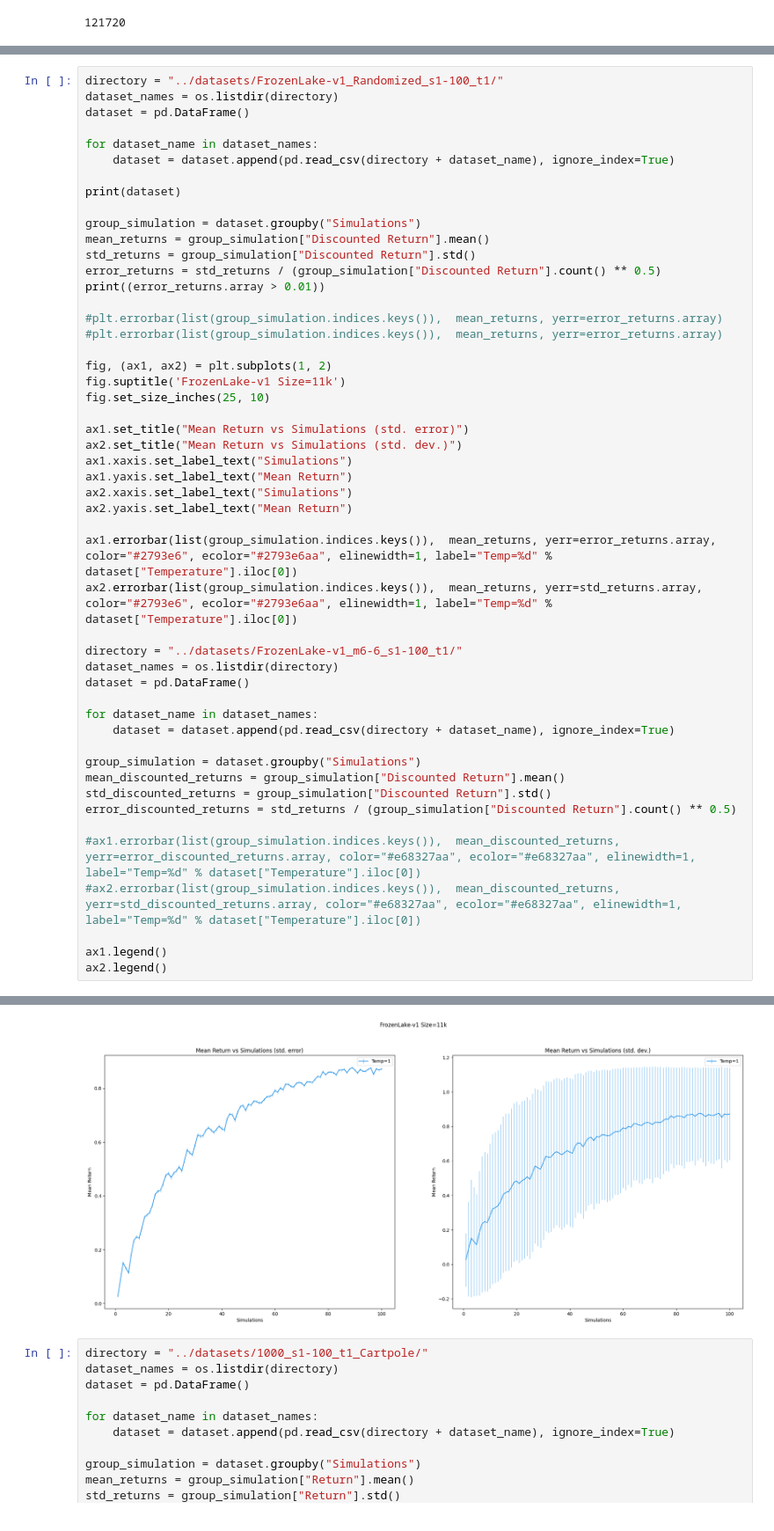
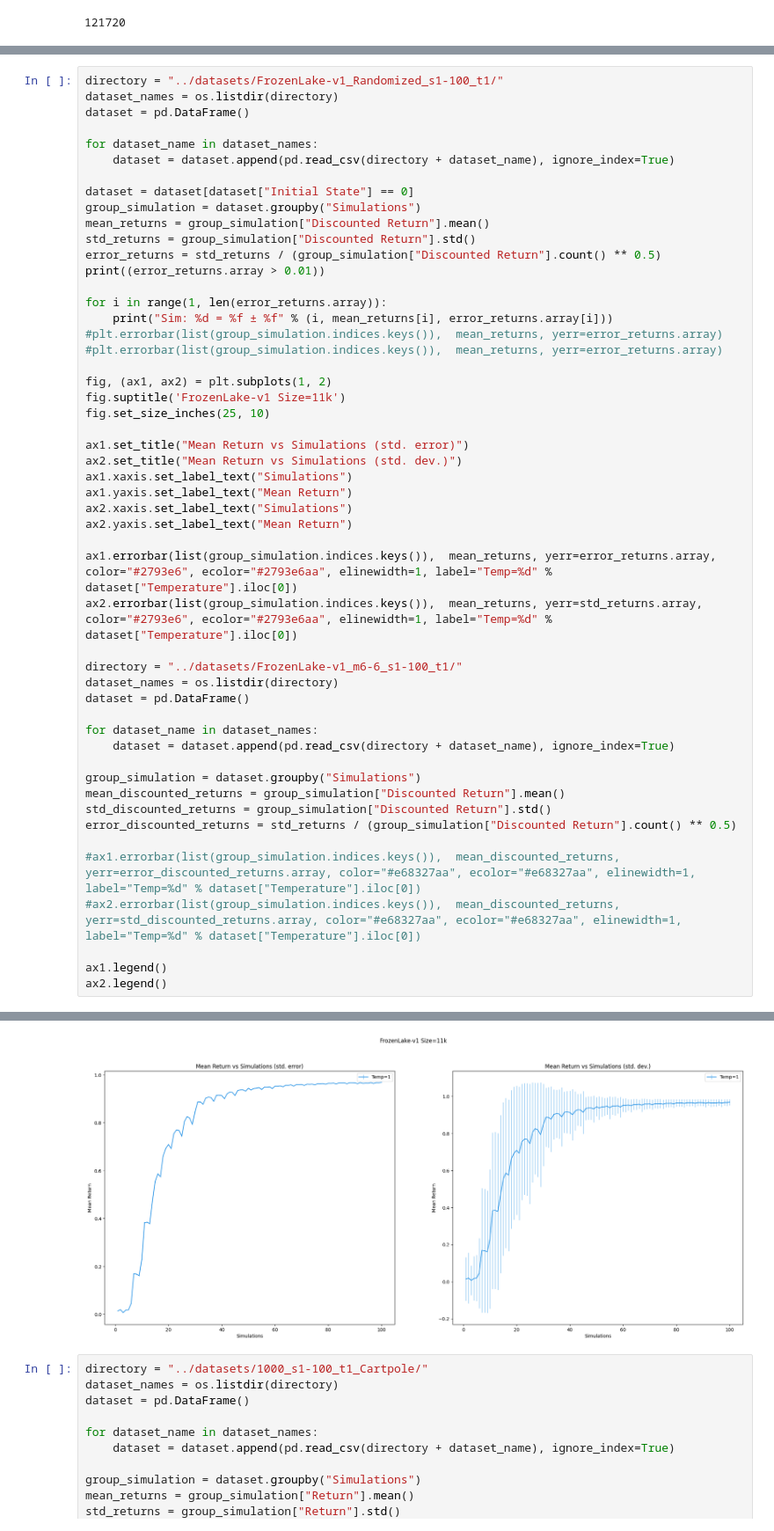
Before and after one commit to keremoner/MCTS-Time-Management, a Jupyter notebook: scripts/RunExperiments.ipynb, the cells around one changed output, grey strips where cells are left out. Shown at 88% size. Saved outputs shown, nothing was run; the diff lists cells and outputs as text.

```diff
--- a/scripts/RunExperiments.ipynb
+++ b/scripts/RunExperiments.ipynb
@@ -262,14 +262,15 @@ dataset = pd.DataFrame()
 for dataset_name in dataset_names:
     dataset = dataset.append(pd.read_csv(directory + dataset_name), ignore_index=True)
 
-print(dataset)
-
+dataset = dataset[dataset["Initial State"] == 0]
 group_simulation = dataset.groupby("Simulations")
 mean_returns = group_simulation["Discounted Return"].mean()
 std_returns = group_simulation["Discounted Return"].std()
 error_returns = std_returns / (group_simulation["Discounted Return"].count() ** 0.5)
 print((error_returns.array > 0.01))
 
+for i in range(1, len(error_returns.array)):
+    print("Sim: %d = %f ± %f" % (i, mean_returns[i], error_returns.array[i]))
 #plt.errorbar(list(group_simulation.indices.keys()),  mean_returns, yerr=error_returns.array)
 #plt.errorbar(list(group_simulation.indices.keys()),  mean_returns, yerr=error_returns.array)
 
@@ -325,5 +326,5 @@ Length: 100, dtype: bool
 <matplotlib.legend.Legend at 0x...>
-[figure, old version]
+[figure, new version]
 # %%
 directory = "../datasets/1000_s1-100_t1_Cartpole/"
 dataset_names = os.listdir(directory)
```
Also changed, not shown: parts of 3 cells of this notebook, 12 other files.
